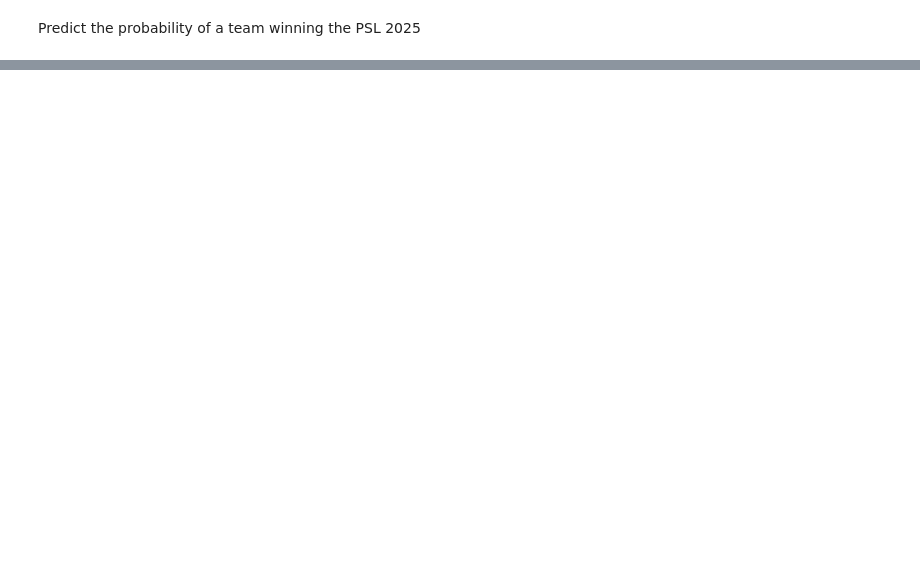
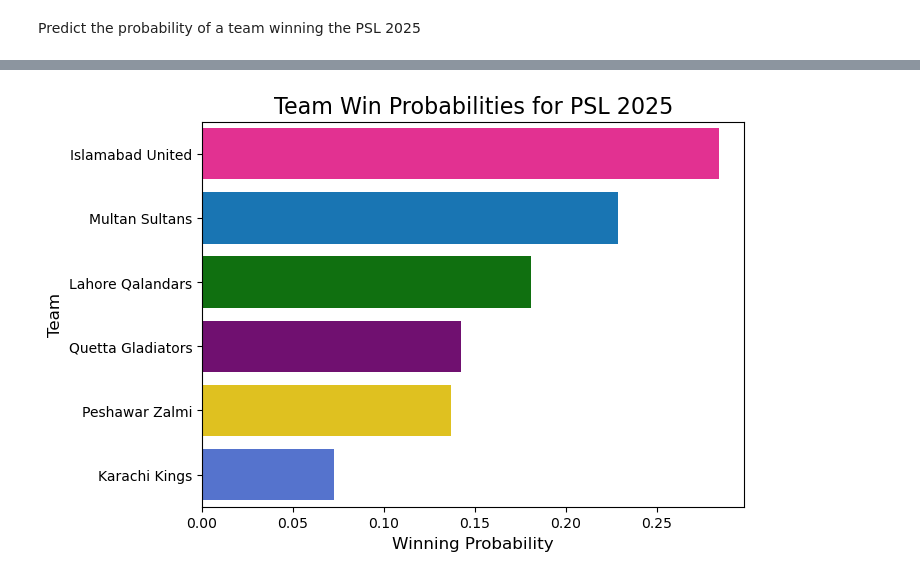
Before and after one commit to danisharain12/Machine-Learning-Projects, a Jupyter notebook: PSL 2025 Winner Prediction/PSL_2025_Winner_Prediction.ipynb, the cells around one changed output, grey strips where cells are left out. Saved outputs shown, nothing was run; the diff lists cells and outputs as text; code cells hidden in the pictures; blank space fills up the shorter version.

```diff
--- a/PSL 2025 Winner Prediction/PSL_2025_Winner_Prediction.ipynb
+++ b/PSL 2025 Winner Prediction/PSL_2025_Winner_Prediction.ipynb
@@ -775,3 +767,9 @@ teams_2024 = X_predict['team'].values
+# %%
+X_train = X.copy()
+y_train = y.copy()
+
+X_predict = X.copy()
+teams_2024 = X_predict['team'].values
 # %% [markdown]
 Encode categorical feature team
 # %%
@@ -789,6 +787,6 @@ X_predict = np.hstack((encoded_teams_predict, X_predict.values))
 # %% [markdown]
 Train Logistic Regression
 # %%
-lr = LogisticRegression(solver='saga')
+lr = LogisticRegression(max_iter=70, penalty='l2', solver='liblinear')
 lr.fit(X_train, y_train)
 # %% [output]
@@ -852,0 +822,7 @@ plt.show()
+# %%
+pred_df = pd.DataFrame({'team': teams_2024,'win_probability_2025': prob })
+
+team_win_probs = pred_df.groupby('team', as_index=False)['win_probability_2025'].mean()
+
+team_win_probs = team_win_probs.sort_values(by='win_probability_2025', ascending=False)
+team_win_probs
@@ -852,0 +837,9 @@ plt.show()
+# %%
+plt.figure(figsize=(7, 5))
+sns.barplot(x='win_probability_2025', y='team', data=team_win_probs, palette=team_colors)
+plt.title('Team Win Probabilities for PSL 2025', fontsize=16)
+plt.xlabel('Winning Probability', fontsize=12)
+plt.ylabel('Team', fontsize=12)
+plt.show()
+# %% [output]
+[figure, added]
```
Also changed, not shown: parts of 10 cells of this notebook.
